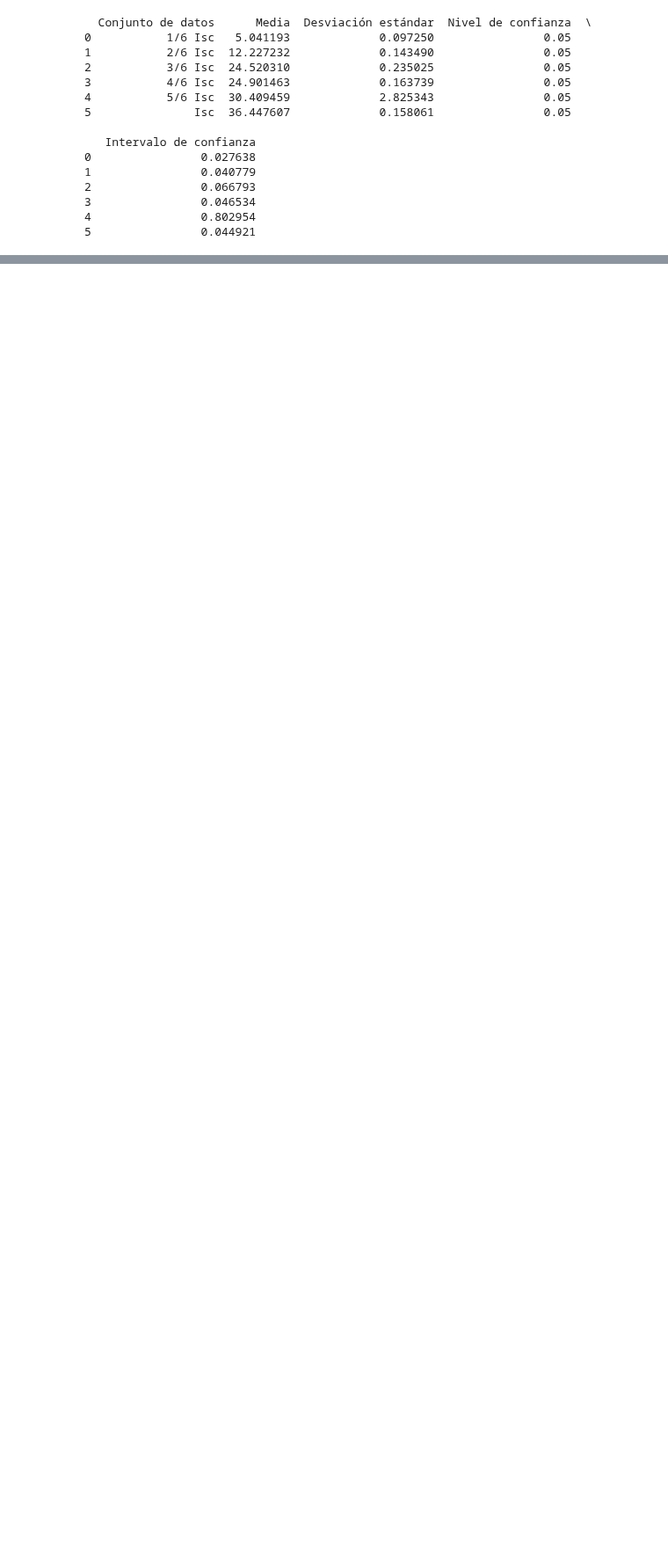
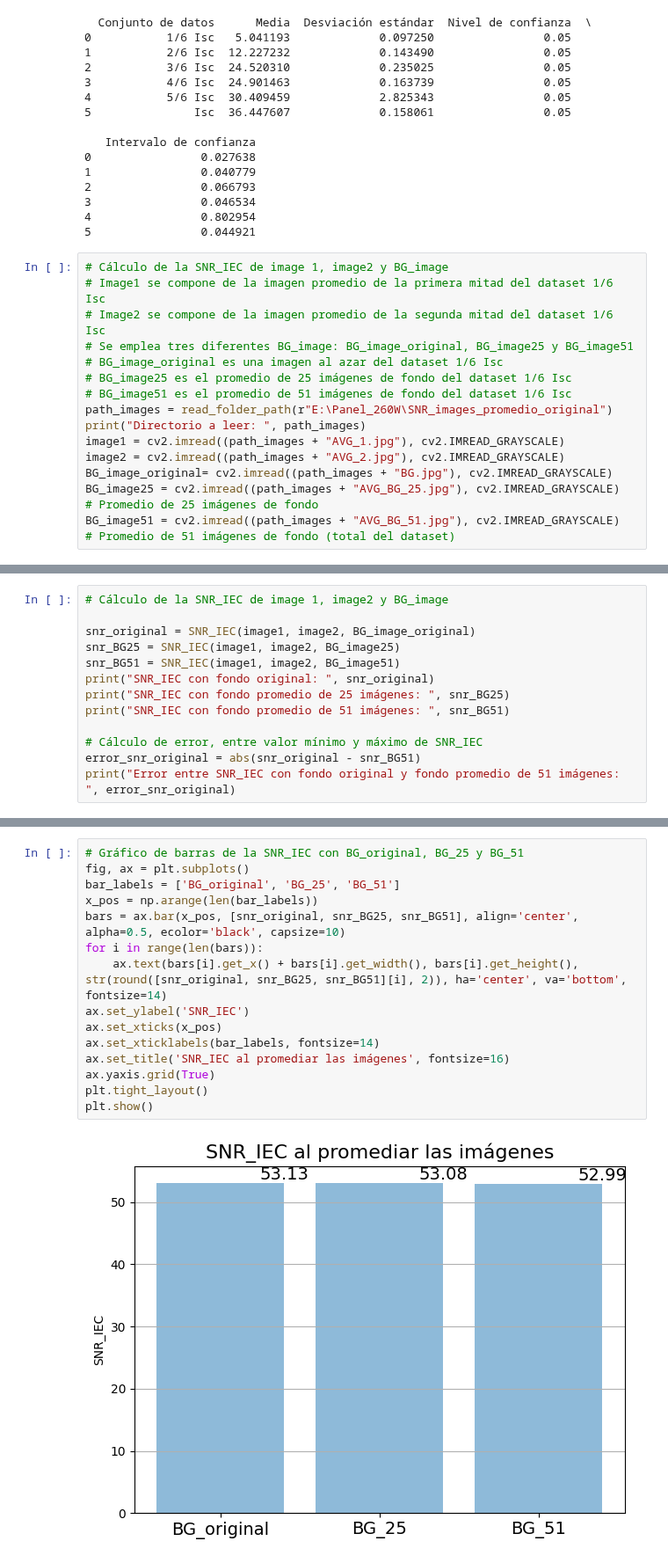
Before and after one commit to Franklingo13/PVDefectDetect, a Jupyter notebook: Calculo_SNR.ipynb, the cells around one changed output, grey strips where cells are left out. Shown at 88% size. Cells and saved outputs as stored; diff of their text form; blank space fills up the shorter version.

Commit message:
Se obtiene la SNR_IEC de las imágenes promediadas de 1/2I sc

```diff
--- a/Calculo_SNR.ipynb
+++ b/Calculo_SNR.ipynb
@@ -207,3 +215,18 @@ print(df)
 3                0.046534
 4                0.802954
 5                0.044921
+# %%
+# Cálculo de la SNR_IEC de image 1, image2 y BG_image
+# Image1 se compone de la imagen promedio de la primera mitad del dataset 1/6 Isc
+# Image2 se compone de la imagen promedio de la segunda mitad del dataset 1/6 Isc
+# Se emplea tres diferentes BG_image: BG_image_original, BG_image25 y BG_image51
+# BG_image_original es una imagen al azar del dataset 1/6 Isc
+# BG_image25 es el promedio de 25 imágenes de fondo del dataset 1/6 Isc
+# BG_image51 es el promedio de 51 imágenes de fondo del dataset 1/6 Isc
+path_images = read_folder_path(r"E:\Panel_260W\SNR_images_promedio_original")
+print("Directorio a leer: ", path_images)
+image1 = cv2.imread((path_images + "AVG_1.jpg"), cv2.IMREAD_GRAYSCALE)
+image2 = cv2.imread((path_images + "AVG_2.jpg"), cv2.IMREAD_GRAYSCALE)
+BG_image_original= cv2.imread((path_images + "BG.jpg"), cv2.IMREAD_GRAYSCALE)
+BG_image25 = cv2.imread((path_images + "AVG_BG_25.jpg"), cv2.IMREAD_GRAYSCALE)  # Promedio de 25 imágenes de fondo
+BG_image51 = cv2.imread((path_images + "AVG_BG_51.jpg"), cv2.IMREAD_GRAYSCALE)  # Promedio de 51 imágenes de fondo (total del dataset)
@@ -209,0 +235,13 @@ print(df)
+# %%
+# Cálculo de la SNR_IEC de image 1, image2 y BG_image
+
+snr_original = SNR_IEC(image1, image2, BG_image_original)
+snr_BG25 = SNR_IEC(image1, image2, BG_image25)
+snr_BG51 = SNR_IEC(image1, image2, BG_image51)
+print("SNR_IEC con fondo original: ", snr_original)
+print("SNR_IEC con fondo promedio de 25 imágenes: ", snr_BG25)
+print("SNR_IEC con fondo promedio de 51 imágenes: ", snr_BG51)
+
+# Cálculo de error, entre valor mínimo y máximo de SNR_IEC
+error_snr_original = abs(snr_original - snr_BG51)
+print("Error entre SNR_IEC con fondo original y fondo promedio de 51 imágenes: ", error_snr_original)
@@ -209,0 +253,17 @@ print(df)
+# %%
+# Gráfico de barras de la SNR_IEC con BG_original, BG_25 y BG_51
+fig, ax = plt.subplots()
+bar_labels = ['BG_original', 'BG_25', 'BG_51']
+x_pos = np.arange(len(bar_labels))
+bars = ax.bar(x_pos, [snr_original, snr_BG25, snr_BG51], align='center', alpha=0.5, ecolor='black', capsize=10)
+for i in range(len(bars)):
+    ax.text(bars[i].get_x() + bars[i].get_width(), bars[i].get_height(), str(round([snr_original, snr_BG25, snr_BG51][i], 2)), ha='center', va='bottom', fontsize=14)
+ax.set_ylabel('SNR_IEC')
+ax.set_xticks(x_pos)
+ax.set_xticklabels(bar_labels, fontsize=14)
+ax.set_title('SNR_IEC al promediar las imágenes', fontsize=16)
+ax.yaxis.grid(True)
+plt.tight_layout()
+plt.show()
+# %% [output]
+[figure, added]
```
Also changed, not shown: parts of 3 cells of this notebook.
